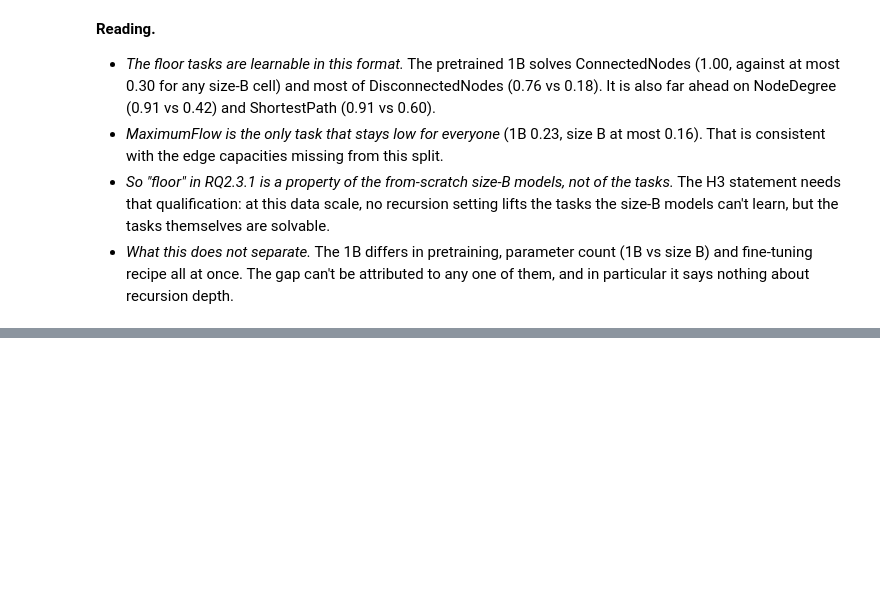
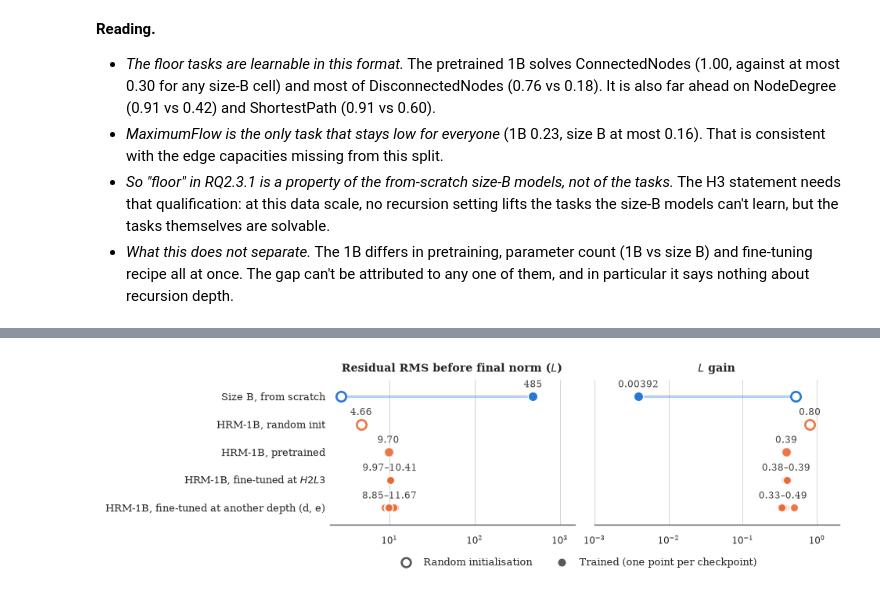
Before and after one commit to MariusAAROS/HRM-Text-for-Graphs, a Jupyter notebook: report/paper_results.ipynb, the cells around one changed output, grey strips where cells are left out. Drawn from its saved outputs; the diff is of its cells as text; code cells hidden in the pictures; blank space fills up the shorter version.

```diff
--- a/report/paper_results.ipynb
+++ b/report/paper_results.ipynb
@@ -2095,8 +2096,8 @@ reference, `peri` adds a norm on every sublayer output (Peri-LN), which bounds t
 # %%
 # Run name -> (arm, H, L) for both run families: graphqa_H<H>_L<L>_{fullbp,trunc}_local_s<seed>
 # (pre-norm reference) and graphqa_<arm>_H<H>_L<L>_s<seed> (scripts/run_recursion_hyp_local.sh).
-ARM_ORDER = ["pre", "pre (1-step)", "peri", "post", "peri-2l", "trm-matched"]
-ARM_LABELS = {"pre": "pre-norm", "pre (1-step)": "pre-norm, 1-step", "peri": "peri-norm",
+ARM_ORDER = ["pre", "pre (truncated)", "peri", "post", "peri-2l", "trm-matched"]
+ARM_LABELS = {"pre": "pre-norm", "pre (truncated)": "pre-norm, truncated", "peri": "peri-norm",
               "post": "post-norm", "peri-2l": "peri-norm, 2-layer modules", "trm-matched": "TRM (paper recipe)"}
 
 
@@ -2104,7 +2105,7 @@ def split_run(runs):
     pre = runs.str.extract(r"graphqa_H(?P<H>\d+)_L(?P<L>\d+)_(?P<regime>fullbp|trunc)_local_s\d+$")
     new = runs.str.extract(r"graphqa_(?P<arm>[a-z0-9-]+)_H(?P<H>\d+)_L(?P<L>\d+)_s\d+$")
     return pd.DataFrame({
-        "arm": new["arm"].fillna(pre["regime"].map({"fullbp": "pre", "trunc": "pre (1-step)"})),
+        "arm": new["arm"].fillna(pre["regime"].map({"fullbp": "pre", "trunc": "pre (truncated)"})),
         "H": new["H"].fillna(pre["H"]).astype(int),
         "L": new["L"].fillna(pre["L"]).astype(int),
     }, index=runs.index)
@@ -2139,7 +2140,7 @@ def arm_sorted(tbl):
 
 
 collapse_tbl = arm_sorted(gain_tbl.join(arm_acc, how="left"))
-collapse_tbl.loc[["pre-norm", "pre-norm, 1-step", "peri-norm", "post-norm"]].round(4)
+collapse_tbl.loc[["pre-norm", "pre-norm, truncated", "peri-norm", "post-norm"]].round(4)
 # %% [output]
 |  |  |  | gain L | gain H | pre-norm RMS L | pre-norm RMS H | gain L (fresh) | acc | ... |
 | arm | H | L |  |  |  |  |  |  | ... |
@@ -2453,0 +2633,74 @@ pd.DataFrame({
+# %%
+# Size-B reference (RQ2.3.3): pre-norm H1L6, full backprop, L role.
+sizeb = (probe_raw[(probe_raw["arm"] == "pre") & (probe_raw["H"] == 1) & (probe_raw["L"] == 6)
+                   & (probe_raw["role"] == "L")].groupby(["init", "stat"])["value"].mean())
+
+# HRM-1B: one point per probed checkpoint. L gain over steps >= 1 (step 0 reads the constant z_L_init,
+# and H1L1 models have no other L step); residual RMS over all L steps.
+l_rows = pr_probe[pr_probe["role"] == "L"]
+per_ckpt = pd.DataFrame({"gain": l_rows.groupby("run")["gain"].mean(),
+                         "rms": l_rows.groupby("run")["prenorm_rms"].mean(),
+                         "gain_H": pr_probe[pr_probe["role"] == "H"].groupby("run")["gain"].mean()})
+PROBE_GROUPS = ["HRM-1B, random init", "HRM-1B, pretrained", "HRM-1B, fine-tuned at $H2L3$",
+                "HRM-1B, fine-tuned at another depth (d, e)"]
+
+
+def probe_group(run):
+    if run.endswith("pretrained-fresh-H2L3"):
+        return PROBE_GROUPS[0]
+    if run.startswith("c-probe-pretrained-trained"):
+        return PROBE_GROUPS[1]
+    if run.startswith("c-probe-ft-"):
+        return PROBE_GROUPS[2]
+    return PROBE_GROUPS[3]
+
+
+per_ckpt["group"] = per_ckpt.index.map(probe_group)
+
+
+def plot_pretrained_gain(fname="pretrained_gain"):
+    rows = ["Size B, from scratch"] + PROBE_GROUPS
+    ys = dict(zip(rows, np.arange(len(rows))[::-1]))
+    fig, axes = plt.subplots(1, 2, figsize=(PAGE_W, 2.0), sharey=True, gridspec_kw=dict(wspace=0.08))
+    for ax, stat, col in ((axes[0], "prenorm_rms", "rms"), (axes[1], "gain", "gain")):
+        y = ys["Size B, from scratch"]
+        ax.plot([sizeb[("fresh", stat)], sizeb[("trained", stat)]], [y, y], color=D_COLOR, lw=2, alpha=0.35)
+        ax.scatter(sizeb[("fresh", stat)], y, s=55, facecolors="white", edgecolors=D_COLOR, linewidths=1.6, zorder=3)
+        ax.scatter(sizeb[("trained", stat)], y, s=55, color=D_COLOR, edgecolors="white", zorder=4)
+        ax.annotate(f"{sizeb[('trained', stat)]:.3g}", (sizeb[("trained", stat)], y), xytext=(0, 7),
+                    textcoords="offset points", ha="center", fontsize=7, color="0.25")
+        for group in PROBE_GROUPS:
+            vals = per_ckpt.loc[per_ckpt["group"] == group, col].dropna()
+            fresh = group == PROBE_GROUPS[0]
+            ax.scatter(vals, np.full(len(vals), ys[group]), s=40 if len(vals) > 1 else 55,
+                       facecolors="white" if fresh else E_COLOR, edgecolors=E_COLOR if fresh else "white",
+                       linewidths=1.6 if fresh else 1.0, alpha=0.9, zorder=3)
+            label = f"{vals.median():.2f}" if len(vals) == 1 else f"{vals.min():.2f}–{vals.max():.2f}"
+            ax.annotate(label, (vals.median(), ys[group]), xytext=(0, 7), textcoords="offset points",
+                        ha="center", fontsize=7, color="0.25")
+        ax.set_xscale("log")
+        ax.grid(axis="y", visible=False)
+        ax.tick_params(axis="x", labelsize=7)
+        sns.despine(ax=ax, left=True)
+    axes[0].set_xlim(2, 1500)
+    axes[0].set_title("Residual RMS before final norm ($L$)", fontsize=8.5)
+    axes[1].set_xlim(1e-3, 2)
+    axes[1].set_title("$L$ gain", fontsize=8.5)
+    axes[0].set_yticks(list(ys.values()), list(ys.keys()), fontsize=7.5)
+    axes[0].set_ylim(-0.6, len(rows) - 0.4)
+    axes[0].tick_params(axis="y", length=0)
+    marker = dict(marker="o", linestyle="none", markersize=7, color="0.35")
+    fig.legend(handles=[
+        mpl.lines.Line2D([], [], markerfacecolor="white", markeredgewidth=1.6, **marker, label="Random initialisation"),
+        mpl.lines.Line2D([], [], markeredgecolor="white", **marker, label="Trained (one point per checkpoint)"),
+    ], loc="upper center", bbox_to_anchor=(0.5, -0.02), ncol=2, fontsize=7.5)
+    save_fig(fig, fname)
+    plt.show()
+
+
+plot_pretrained_gain()
+gain_summary = per_ckpt.groupby("group")[["gain", "gain_H", "rms"]].agg(["min", "max"]).reindex(PROBE_GROUPS)
+gain_summary.loc["Size B, from scratch (trained)"] = [sizeb[("trained", "gain")]] * 2 + [np.nan] * 2 + [sizeb[("trained", "prenorm_rms")]] * 2
+gain_summary.round(3)
+# %% [output]
+[figure, added]
```
Also changed, not shown: parts of 31 cells of this notebook, 36 other files.
